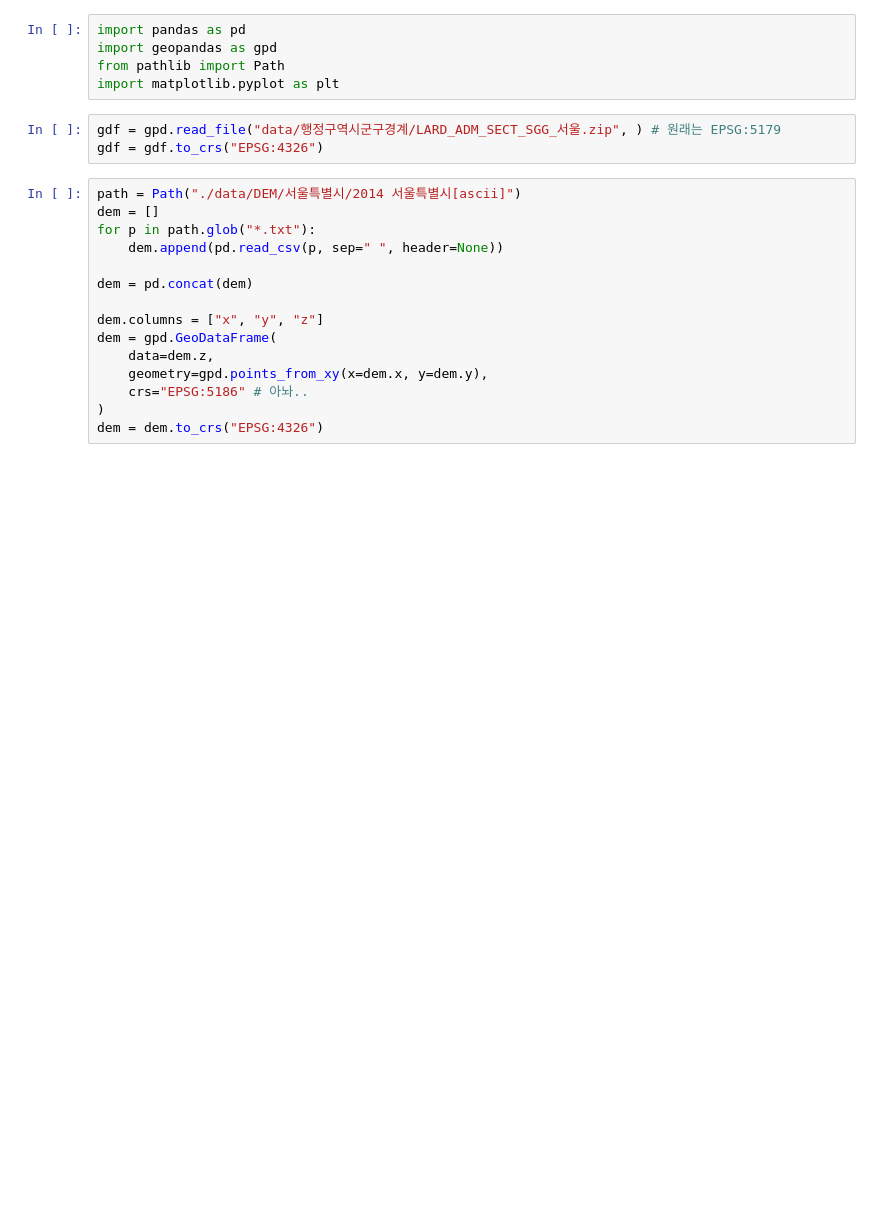
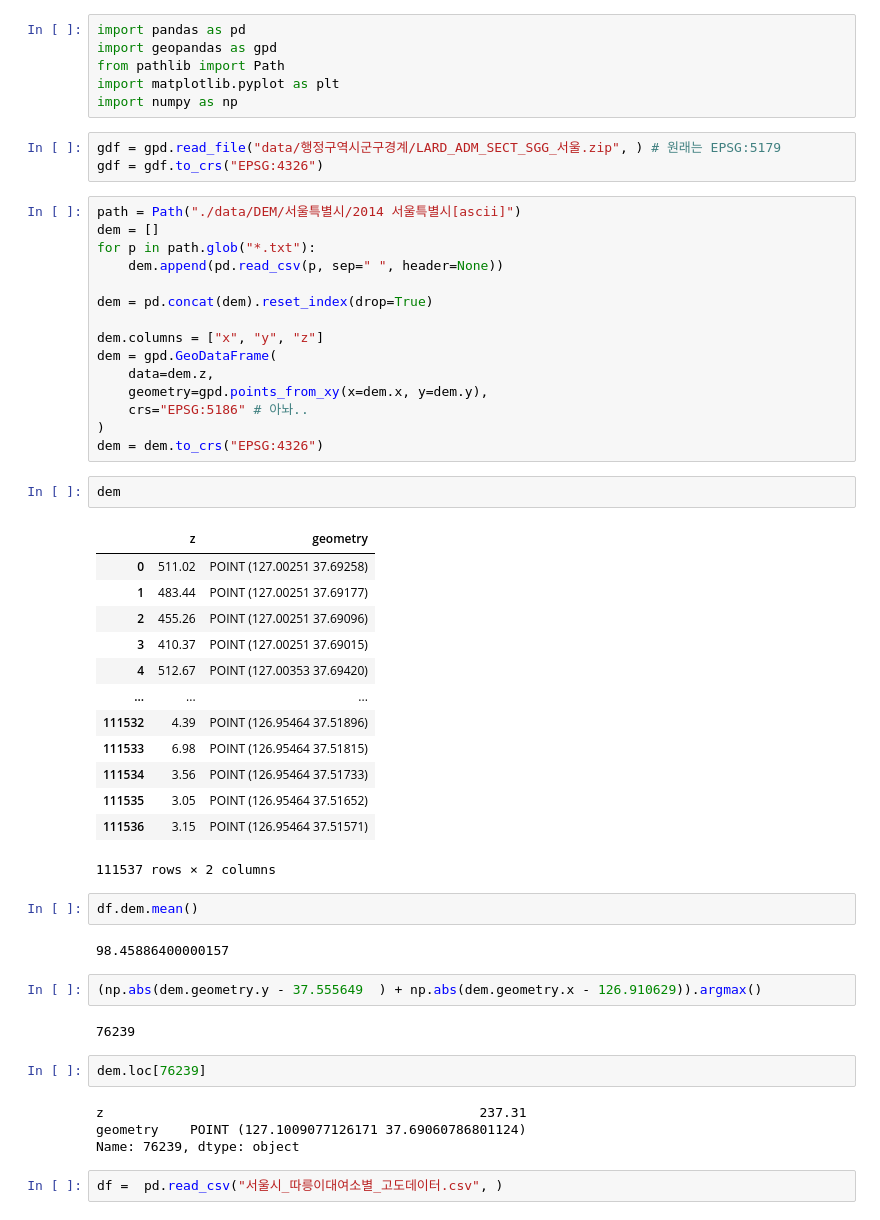
Before and after one commit to dacon-competition-seoul/dacon-seoul, a Jupyter notebook: 고도데이터.ipynb, the cells around one changed output. Drawn from its saved outputs; the diff is of its cells as text; blank space fills up the shorter version.

```diff
--- a/고도데이터.ipynb
+++ b/고도데이터.ipynb
@@ -3,6 +3,7 @@ import pandas as pd
 import geopandas as gpd
 from pathlib import Path
 import matplotlib.pyplot as plt
+import numpy as np
 # %%
 gdf = gpd.read_file("data/행정구역시군구경계/LARD_ADM_SECT_SGG_서울.zip", ) # 원래는 EPSG:5179
 gdf = gdf.to_crs("EPSG:4326")
@@ -12,7 +13,7 @@ dem = []
 for p in path.glob("*.txt"):
     dem.append(pd.read_csv(p, sep=" ", header=None))
 
-dem = pd.concat(dem)
+dem = pd.concat(dem).reset_index(drop=True)
 
 dem.columns = ["x", "y", "z"]
 dem = gpd.GeoDataFrame(
@@ -21,3 +22,35 @@ dem = gpd.GeoDataFrame(
     crs="EPSG:5186" # 아놔..
 )
 dem = dem.to_crs("EPSG:4326")
+# %%
+dem
+# %% [output]
+|  | z | geometry |
+| 0 | 511.02 | POINT (127.00251 37.69258) |
+| 1 | 483.44 | POINT (127.00251 37.69177) |
+| 2 | 455.26 | POINT (127.00251 37.69096) |
+| 3 | 410.37 | POINT (127.00251 37.69015) |
+| 4 | 512.67 | POINT (127.00353 37.69420) |
+| ... | ... | ... |
+| 111532 | 4.39 | POINT (126.95464 37.51896) |
+| 111533 | 6.98 | POINT (126.95464 37.51815) |
+| 111534 | 3.56 | POINT (126.95464 37.51733) |
+| 111535 | 3.05 | POINT (126.95464 37.51652) |
+| 111536 | 3.15 | POINT (126.95464 37.51571) |
+111537 rows × 2 columns
+# %%
+df.dem.mean()
+# %% [output]
+98.45886400000157
+# %%
+(np.abs(dem.geometry.y - 37.555649	) + np.abs(dem.geometry.x - 126.910629)).argmax()
+# %% [output]
+76239
+# %%
+dem.loc[76239]
+# %% [output]
+z                                                237.31
+geometry    POINT (127.1009077126171 37.69060786801124)
+Name: 76239, dtype: object
+# %%
+df =  pd.read_csv("서울시_따릉이대여소별_고도데이터.csv", )
```
Also changed, not shown: parts of 2 cells of this notebook, 31 other files.
